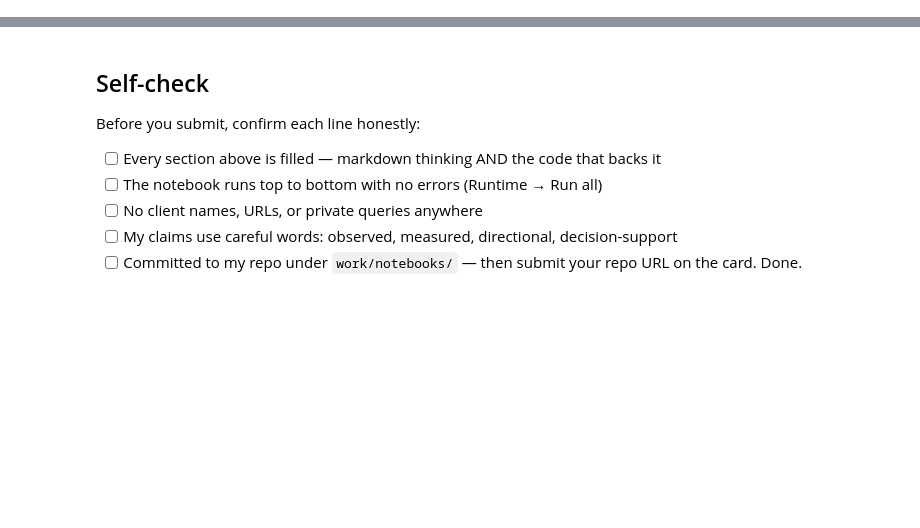
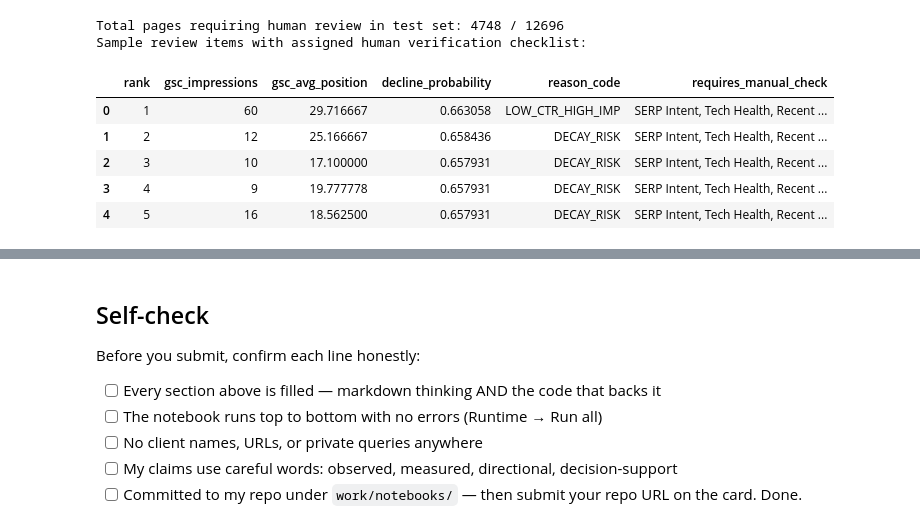
Before and after one commit to abdulmoeed1090/Fly-rank-starter-assignment, a Jupyter notebook: work/notebooks/w07_action_playbook.ipynb, the cells around one changed output, grey strips where cells are left out. Saved outputs shown, nothing was run; the diff lists cells and outputs as text; code cells hidden in the pictures; blank space fills up the shorter version.

```diff
--- a/work/notebooks/w07_action_playbook.ipynb
+++ b/work/notebooks/w07_action_playbook.ipynb
@@ -12,0 +218,26 @@ This skeleton is yours to fill. Work the sections **in order** — each one has
+# %%
+# This cell is for CODE (numbers, a query, a check).
+# Write your text answer in the cell ABOVE this one — typing sentences here breaks Run All.
+# Generate Human Review Verification Flag Summary
+action_queue["requires_manual_check"] = np.where(
+    action_queue["action"] == "Review Content",
+    "SERP Intent, Tech Health, Recent Refresh Date",
+    "None (Monitor Only)"
+)
+
+review_candidates = action_queue[action_queue["action"] == "Review Content"].copy()
+print(f"Total pages requiring human review in test set: {len(review_candidates)} / {len(action_queue)}")
+print("Sample review items with assigned human verification checklist:")
+display(review_candidates[[
+    "rank", "gsc_impressions", "gsc_avg_position", "decline_probability",
+    "reason_code", "requires_manual_check"
+]].head(5))
+# %% [output]
+Total pages requiring human review in test set: 4748 / 12696
+Sample review items with assigned human verification checklist:
+|  | rank | gsc_impressions | gsc_avg_position | decline_probability | reason_code | requires_manual_check |
+| 0 | 1 | 60 | 29.716667 | 0.663058 | LOW_CTR_HIGH_IMP | SERP Intent, Tech Health, Recent ... |
+| 1 | 2 | 12 | 25.166667 | 0.658436 | DECAY_RISK | SERP Intent, Tech Health, Recent ... |
+| 2 | 3 | 10 | 17.100000 | 0.657931 | DECAY_RISK | SERP Intent, Tech Health, Recent ... |
+| 3 | 4 | 9 | 19.777778 | 0.657931 | DECAY_RISK | SERP Intent, Tech Health, Recent ... |
+| 4 | 5 | 16 | 18.562500 | 0.657931 | DECAY_RISK | SERP Intent, Tech Health, Recent ... |
```
Also changed, not shown: parts of 17 cells of this notebook.
